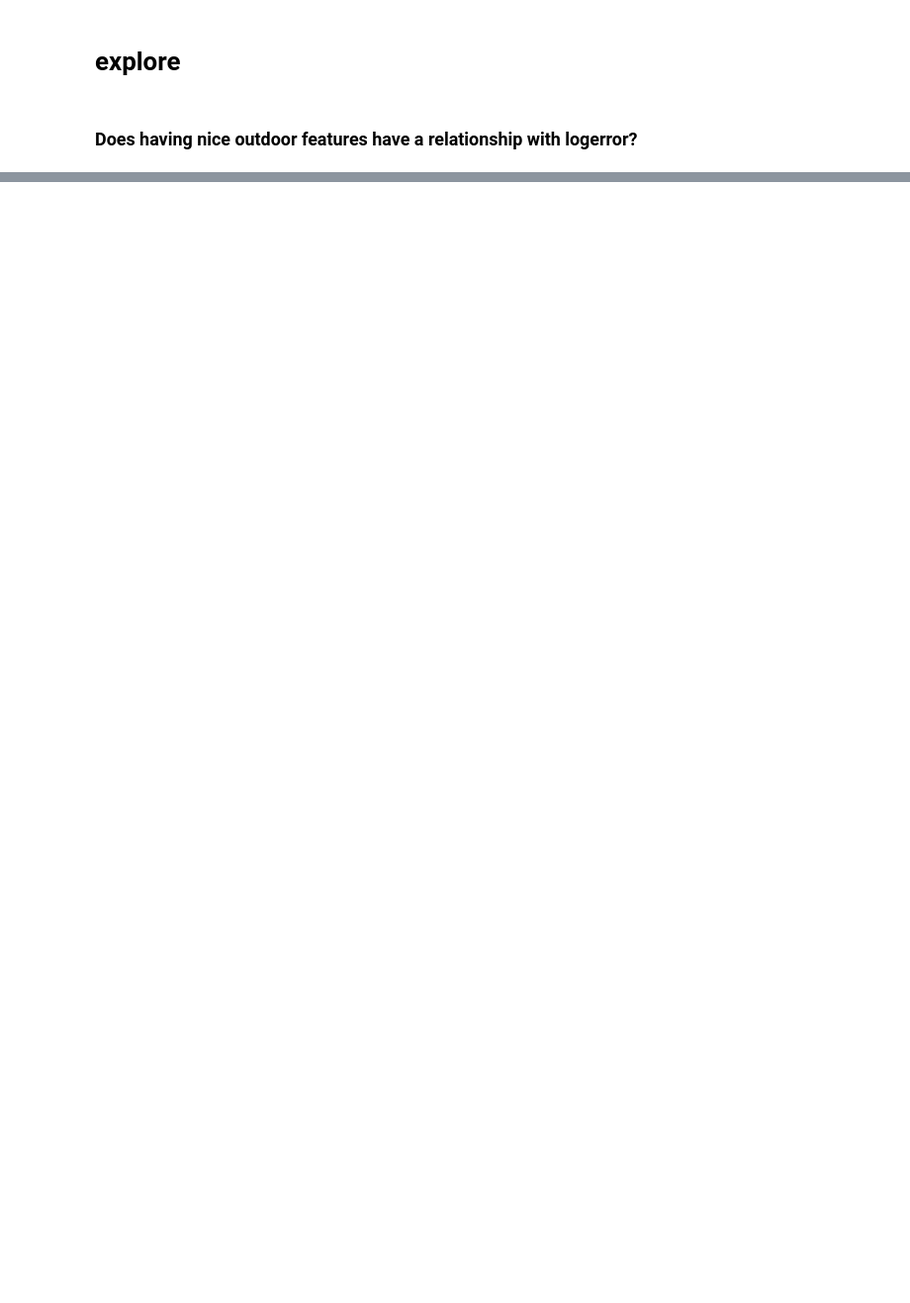
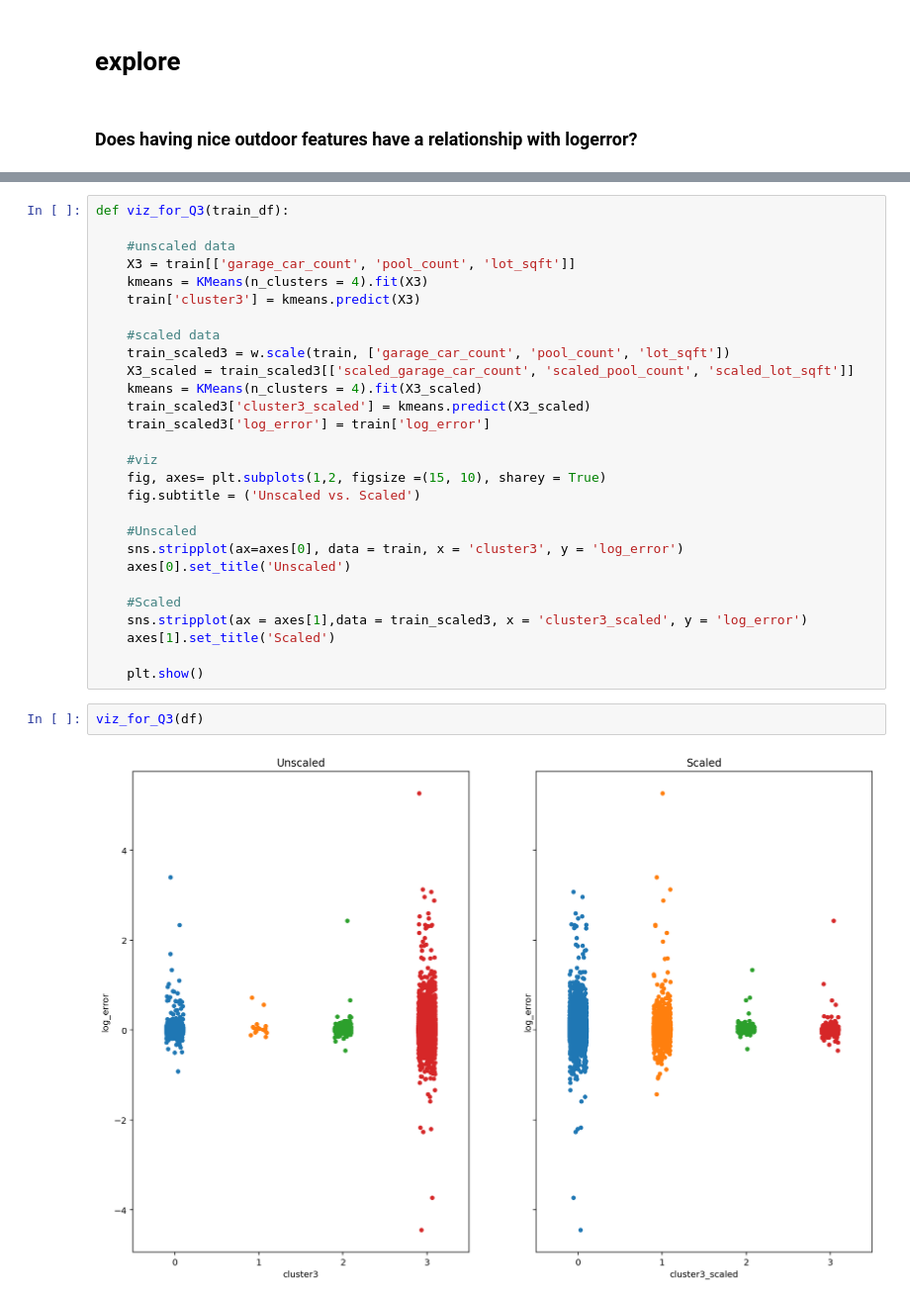
Before and after one commit to L-G-B-Team/clustering-project, a Jupyter notebook: Naomi's_workbook.ipynb, the cells around one changed output, grey strips where cells are left out. Shown: that part at 99% size. Saved outputs shown, nothing was run; the diff lists cells and outputs as text; blank space fills up the shorter version.

```diff
--- a/Naomi's_workbook.ipynb
+++ b/Naomi's_workbook.ipynb
@@ -103,0 +173,32 @@ AttributeError: module 'wrangle' has no attribute 'scaled'
+# %%
+def viz_for_Q3(train_df):
+
+    #unscaled data
+    X3 = train[['garage_car_count', 'pool_count', 'lot_sqft']]
+    kmeans = KMeans(n_clusters = 4).fit(X3)
+    train['cluster3'] = kmeans.predict(X3)
+
+    #scaled data
+    train_scaled3 = w.scale(train, ['garage_car_count', 'pool_count', 'lot_sqft'])
+    X3_scaled = train_scaled3[['scaled_garage_car_count', 'scaled_pool_count', 'scaled_lot_sqft']]
+    kmeans = KMeans(n_clusters = 4).fit(X3_scaled)
+    train_scaled3['cluster3_scaled'] = kmeans.predict(X3_scaled)
+    train_scaled3['log_error'] = train['log_error']
+
+    #viz
+    fig, axes= plt.subplots(1,2, figsize =(15, 10), sharey = True)
+    fig.subtitle = ('Unscaled vs. Scaled')
+
+    #Unscaled
+    sns.stripplot(ax=axes[0], data = train, x = 'cluster3', y = 'log_error')
+    axes[0].set_title('Unscaled')
+
+    #Scaled
+    sns.stripplot(ax = axes[1],data = train_scaled3, x = 'cluster3_scaled', y = 'log_error')
+    axes[1].set_title('Scaled')
+
+    plt.show()
+# %%
+viz_for_Q3(df)
+# %% [output]
+[figure, added]
```
Also changed, not shown: parts of 35 cells of this notebook.
